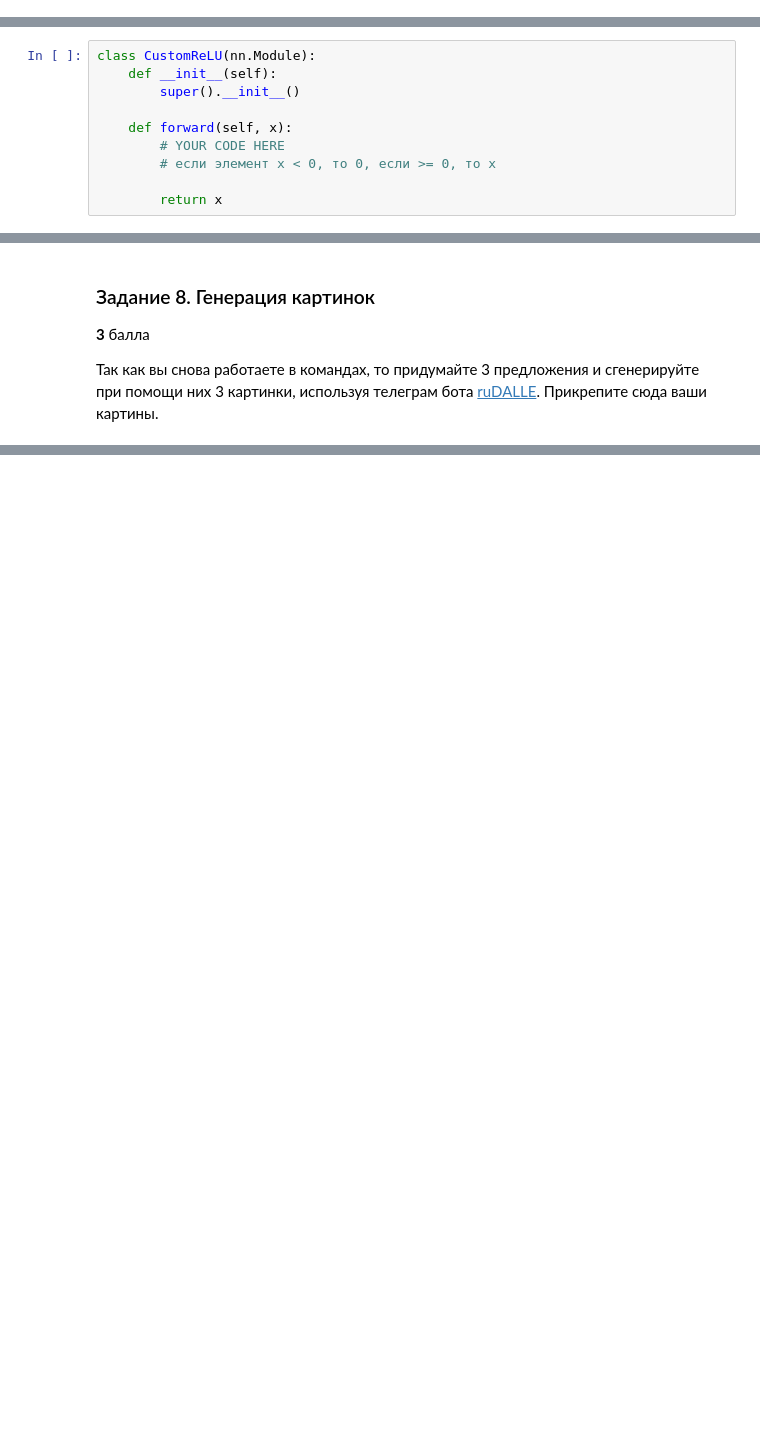
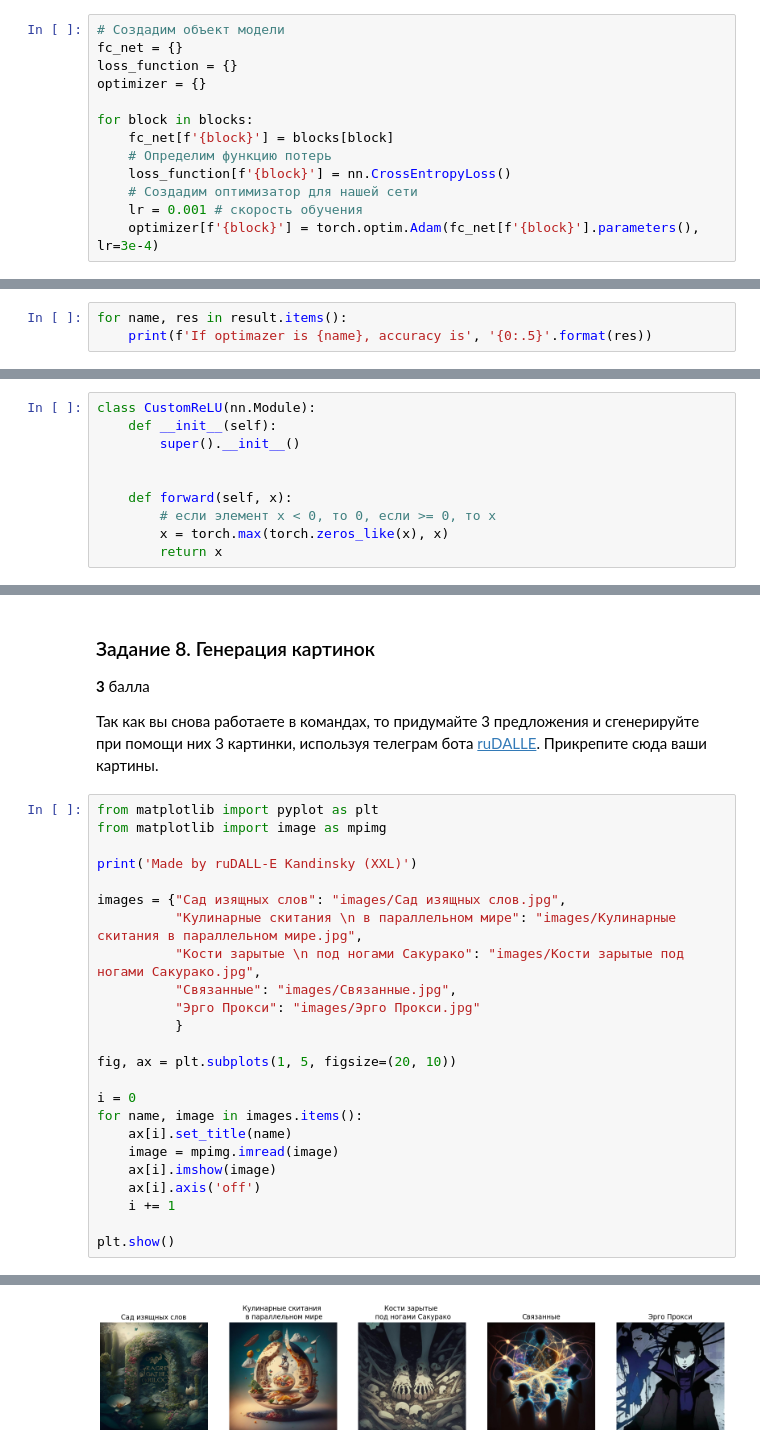
Before and after one commit to Smirness/BI_Stat_2021, a Jupyter notebook: lecture_7_8_nn_intro/homework/FC_NN_practice.ipynb, the cells around one changed output, grey strips where cells are left out. Cells and saved outputs as stored; diff of their text form; blank space fills up the shorter version.

```diff
--- a/lecture_7_8_nn_intro/homework/FC_NN_practice.ipynb
+++ b/lecture_7_8_nn_intro/homework/FC_NN_practice.ipynb
@@ -213,0 +327,13 @@ get_accuracy(fc_net, testloader)
+# %%
+# Создадим объект модели
+fc_net = {}
+loss_function = {}
+optimizer = {}
+
+for block in blocks:
+    fc_net[f'{block}'] = blocks[block]
+    # Определим функцию потерь
+    loss_function[f'{block}'] = nn.CrossEntropyLoss()
+    # Создадим оптимизатор для нашей сети
+    lr = 0.001 # скорость обучения
+    optimizer[f'{block}'] = torch.optim.Adam(fc_net[f'{block}'].parameters(), lr=3e-4)
@@ -229,0 +466,3 @@ get_accuracy(fc_net, testloader)
+# %%
+for name, res in result.items():
+    print(f'If optimazer is {name}, accuracy is', '{0:.5}'.format(res))
@@ -239,10 +482,10 @@ class CustomReLU(nn.Module):
     def __init__(self):
         super().__init__()
 
+
     def forward(self, x):
-        # YOUR CODE HERE
         # если элемент x < 0, то 0, если >= 0, то x
-
+        x = torch.max(torch.zeros_like(x), x)
         return x
 # %% [markdown]
 Заново обучите модель и проверьте правильность реализации `CustomReLU`.
@@ -252,3 +549,28 @@ class CustomReLU(nn.Module):
 **3** балла
 
 Так как вы снова работаете в командах, то придумайте 3 предложения и сгенерируйте при помощи них 3 картинки, используя телеграм бота [ruDALLE](https://t.me/sber_rudalle_xl_bot). Прикрепите сюда ваши картины.
+# %%
+from matplotlib import pyplot as plt
+from matplotlib import image as mpimg
+
+print('Made by ruDALL-E Kandinsky (XXL)')
+
+images = {"Сад изящных слов": "images/Сад изящных слов.jpg",
+          "Кулинарные скитания \n в параллельном мире": "images/Кулинарные скитания в параллельном мире.jpg",
+          "Кости зарытые \n под ногами Сакурако": "images/Кости зарытые под ногами Сакурако.jpg",
+          "Связанные": "images/Связанные.jpg",
+          "Эрго Прокси": "images/Эрго Прокси.jpg"
+          }
+
+fig, ax = plt.subplots(1, 5, figsize=(20, 10))
+
+i = 0
+for name, image in images.items():
+    ax[i].set_title(name)
+    image = mpimg.imread(image)
+    ax[i].imshow(image)
+    ax[i].axis('off')
+    i += 1
+
+plt.show()
+# %% [output]
@@ -254,0 +578 @@ class CustomReLU(nn.Module):
+[figure, added]
```
Also changed, not shown: parts of 29 cells of this notebook.
